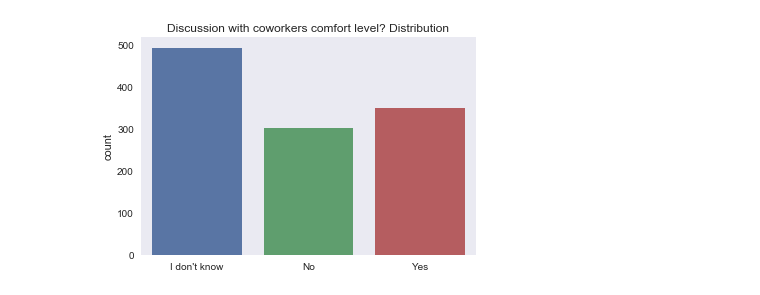
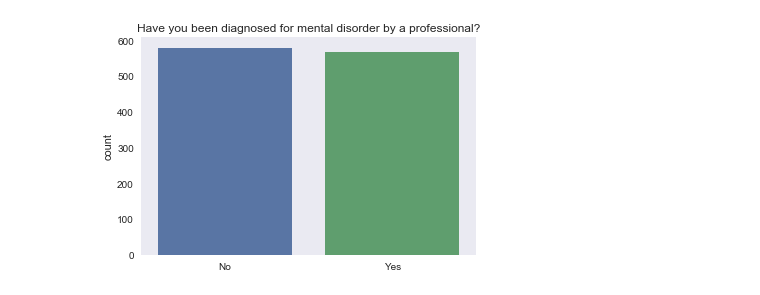
Before and after one commit to abimur-123/Mentalhealth_project, a Jupyter notebook: scripts/Data_EDA.ipynb, the cells around one changed output. Cells and saved outputs as stored; diff of their text form; code cells hidden in the pictures.

```diff
--- a/scripts/Data_EDA.ipynb
+++ b/scripts/Data_EDA.ipynb
@@ -199,19 +11,0 @@ df.describe(include = [np.number])
-# %%
-def plotBar(var, data,title,filename = None):
-    '''
-    This function takes in a pandas data frame and a column and prints/saves count of instances in a categorical variable
-    Users can specify where this file needs to be saved
-
-    Args: var - variable to plot
-          data - input data
-          title - Graph title
-          filename - Location of saved image
-    '''
-    bar_df = data[[var]].groupby([var]).size().reset_index(name='count')
-    bar_plot = sns.barplot(x = var,y = "count",data = bar_df)
-    plt.ylabel("count")
-    plt.xlabel(" ")
-    plt.title("{0} Distribution".format(title))
-    fig = bar_plot.get_figure()
-    if(filename is not None):
-        fig.savefig(filename + ".png")
@@ -239,4 +12,27 @@ plotBar("C14",df,"Discussion with coworkers comfort level?")
-# %%
-plotBar("C16",df,"Discussion with coworkers comfort level?")
-# %% [output]
-[figure, removed]
+# %%
+df = pd.read_csv("../data/cleansed_data.csv", encoding='latin-1')
+cb = pd.read_csv("../docs/Codebook.csv", encoding='latin-1')
+# %%
+def plotBar(var, data,title,filename = None):
+    '''
+    This function takes in a pandas data frame and a column and prints/saves count of instances in a categorical variable
+    Users can specify where this file needs to be saved
+
+    Args: var - variable to plot
+          data - input data
+          title - Graph title
+          filename - Location of saved image
+    '''
+    bar_df = data[[var]].groupby([var]).size().reset_index(name='count')
+    bar_plot = sns.barplot(x = var,y = "count",data = bar_df)
+    plt.ylabel("count")
+    plt.xlabel(" ")
+    plt.title("{0}".format(title))
+    fig = bar_plot.get_figure()
+    if(filename is not None):
+        fig.savefig(filename + ".png")
+# %%
+a = cb.loc[cb['Old_names'] == 'Have.you.been.diagnosed.with.a.mental.health.condition.by.a.medical.professional.','New_names']
+plotBar(a.values[0],df,"Have you been diagnosed for mental disorder by a professional?","../results/bar1")
+# %% [output]
+[figure, added]
```
Also changed, not shown: parts of 36 cells of this notebook, 1 other file.
